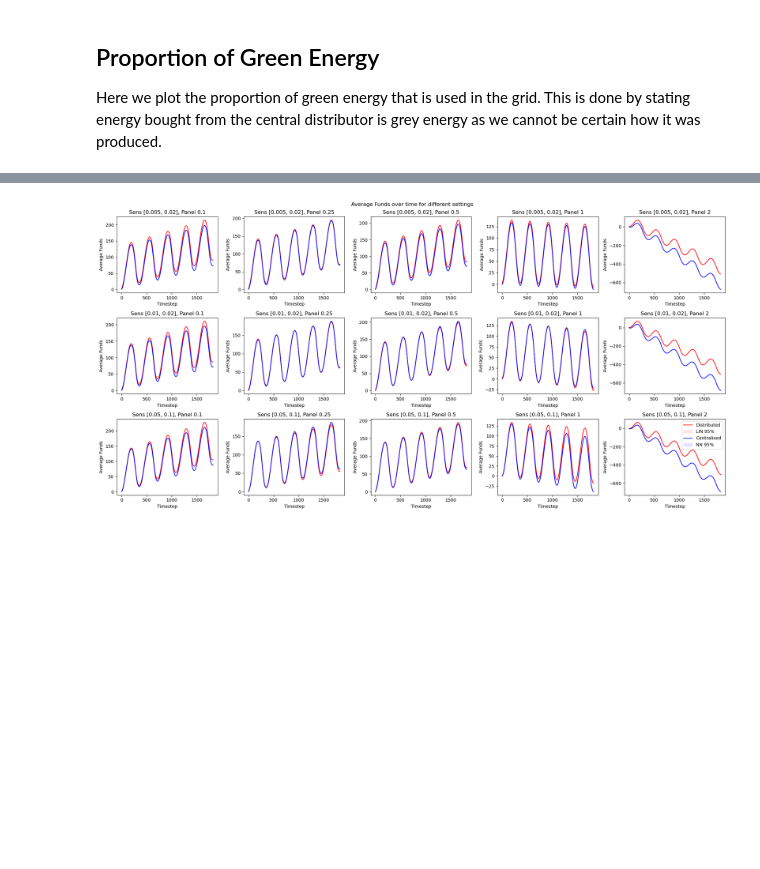
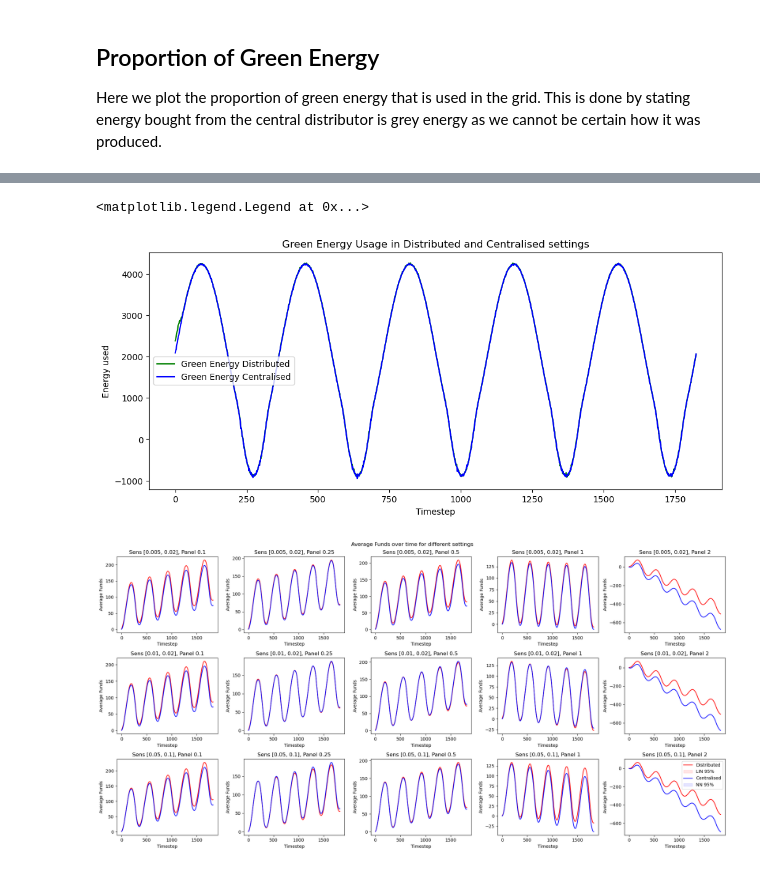
Before and after one commit to JiriOne/MultiAgentSystems, a Jupyter notebook: analysis/analysis.ipynb, the cells around one changed output, grey strips where cells are left out. Cells and saved outputs as stored; diff of their text form; code cells hidden in the pictures; blank space fills up the shorter version.

```diff
--- a/analysis/analysis.ipynb
+++ b/analysis/analysis.ipynb
@@ -260,0 +261,16 @@ plt.show()
+# %%
+# Green energy used is the total energy produced minus the central energy bought
+avg_green_dis = avg_energy_produced_dis - avg_grey_dis
+avg_green_cen = avg_energy_produced_cen - avg_grey_cen
+
+plt.figure(figsize=(12,5))
+plt.plot(avg_green_dis, label='Green Energy Distributed', color='g')
+plt.plot(avg_green_cen, label='Green Energy Centralised', color='b')
+
+plt.title('Green Energy Usage in Distributed and Centralised settings')
+plt.ylabel('Energy used')
+plt.xlabel('Timestep')
+plt.legend()
+# %% [output]
+<matplotlib.legend.Legend at 0x...>
+[figure, added]
```
Also changed, not shown: parts of 7 cells of this notebook, 8 other files.
